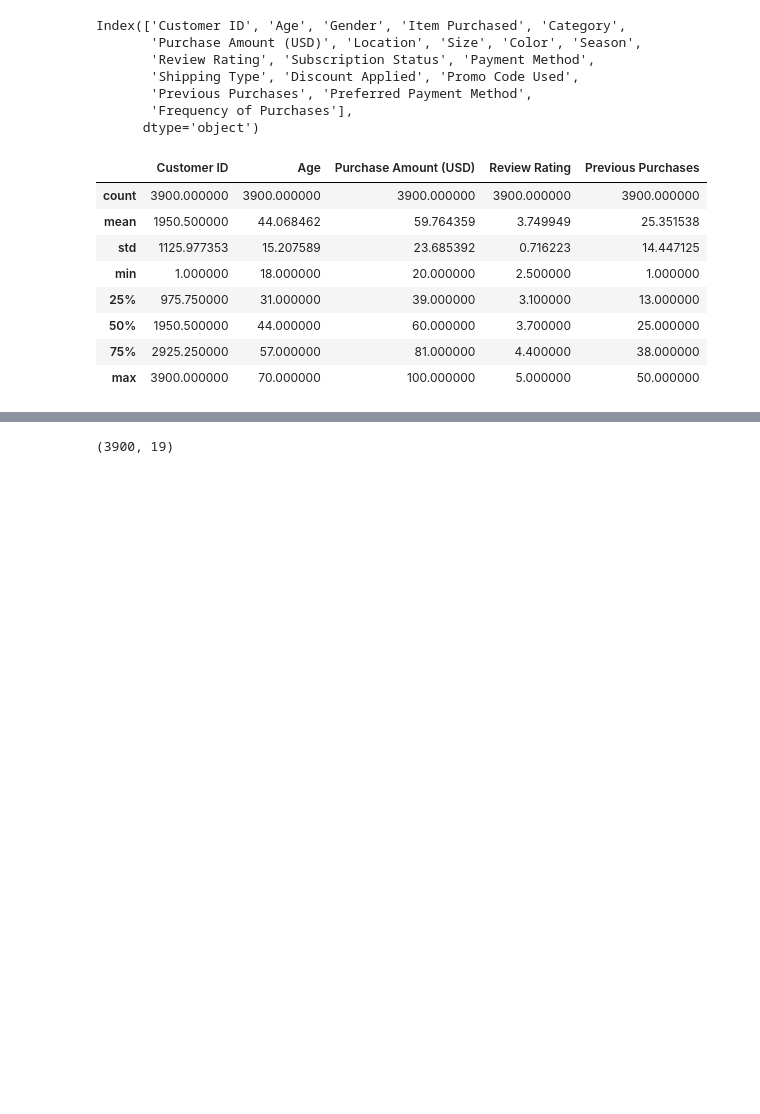
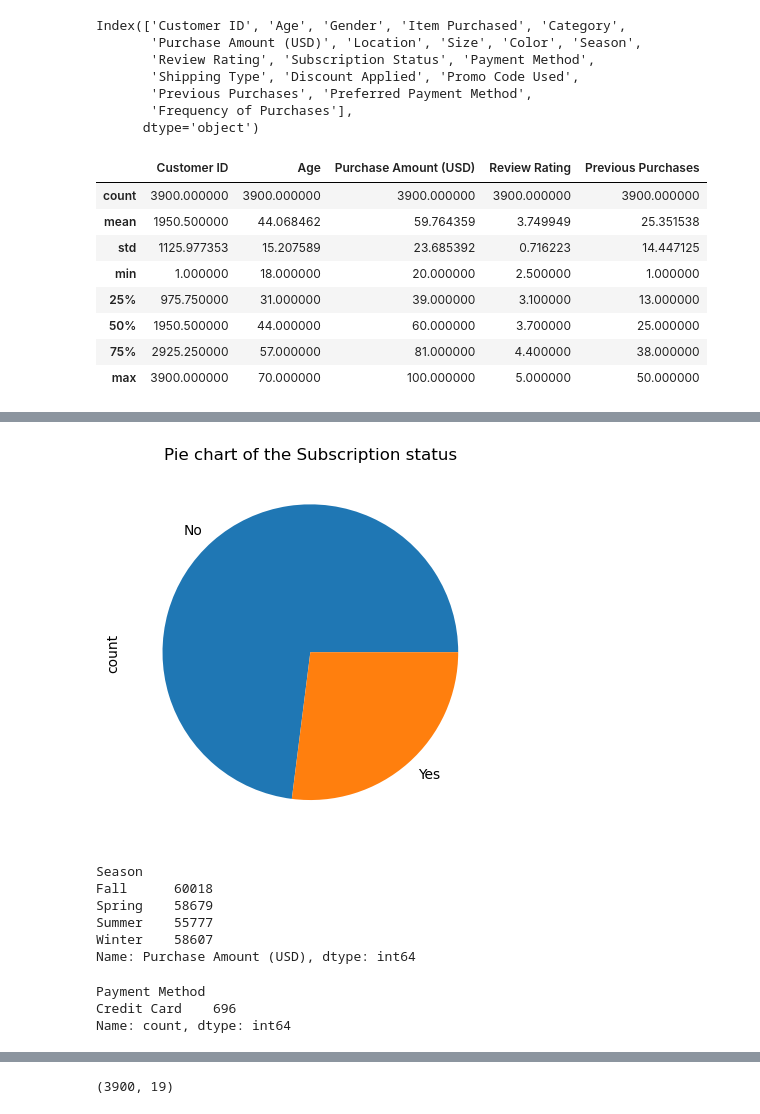
Before and after one commit to emmaudeji/data-science-projects, a Jupyter notebook: eda/1.data-inspection.ipynb, the cells around one changed output, grey strips where cells are left out. Saved outputs shown, nothing was run; the diff lists cells and outputs as text; code cells hidden in the pictures; blank space fills up the shorter version.

```diff
--- a/eda/1.data-inspection.ipynb
+++ b/eda/1.data-inspection.ipynb
@@ -62,0 +86,5 @@ df.head()
+# %%
+# let's sort our data by the review rating
+df.sort_values( 'Review Rating', ascending=False, inplace=True)
+
+# df.columns
@@ -62,0 +105,30 @@ df.head()
+# %%
+# Subscription stats - pie chart
+# df.columns
+df['Subscription Status'].value_counts().plot(kind="pie")
+plt.title("Pie chart of the Subscription status")
+plt.show()
+# %% [output]
+[figure, added]
+# %%
+# group our data by season and find the purchase per season.
+# df.columns
+# df['Season'].value_counts()
+df.groupby("Season")["Purchase Amount (USD)"].sum()
+df.groupby("Size")["Purchase Amount (USD)"].sum()
+df.groupby("Payment Method")["Purchase Amount (USD)"].sum()
+# %% [output]
+Season
+Fall      60018
+Spring    58679
+Summer    55777
+Winter    58607
+Name: Purchase Amount (USD), dtype: int64
+# %%
+# find the Prefered payment method
+df['Payment Method'].value_counts().sort_values(ascending=False).head(1)
+# df.columns
+# %% [output]
+Payment Method
+Credit Card    696
+Name: count, dtype: int64
```
Also changed, not shown: parts of 33 cells of this notebook, 27 other files.
